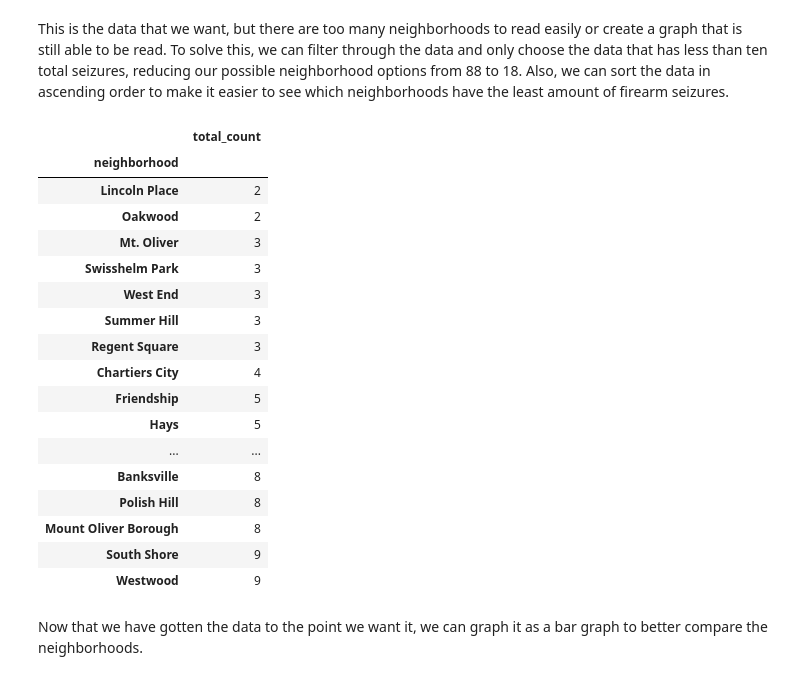
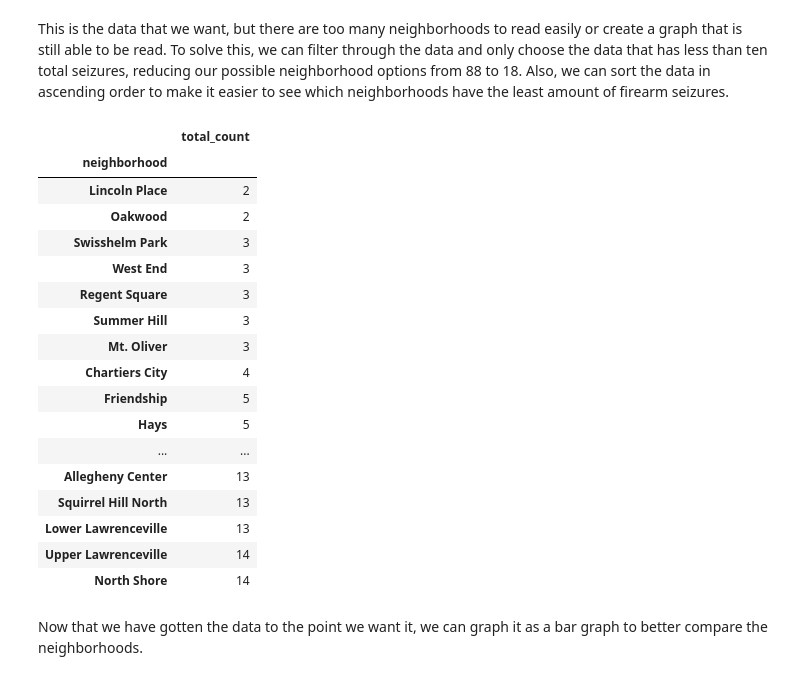
Before and after one commit to Carson606/Final-Project, a Jupyter notebook: Firearm Seizures Analysis - Carson White.ipynb, the cells around one changed output. Cells and saved outputs as stored; diff of their text form; code cells hidden in the pictures.

```diff
--- a/Firearm Seizures Analysis - Carson White.ipynb
+++ b/Firearm Seizures Analysis - Carson White.ipynb
@@ -46,33 +46,33 @@ This is the data that we want, but there are too many neighborhoods to read easi
 # %%
 def filter_less_than(x,threshold):
     y=x.iloc[0,0] # current row quantity value
     if  y<threshold: #if less than 10, keep line, otherwise ignore
         return True
     else:
         return False
-only_low=gun_sum.groupby(gun_sum.index).filter(filter_less_than,threshold=10) #filters to only low count neighborhoods
+only_low=gun_sum.groupby(gun_sum.index).filter(filter_less_than,threshold=15) #filters to only low count neighborhoods
 only_low.sort_values(by=['total_count'], inplace=True) #sorts table in ascending order based on total count
 sorted_results=only_low[['total_count']] #only displays neighborhood and total count
 sorted_results
 # %% [output]
 |  | total_count |
 | neighborhood |  |
 | Lincoln Place | 2 |
 | Oakwood | 2 |
-| Mt. Oliver | 3 |
 | Swisshelm Park | 3 |
 | West End | 3 |
+| Regent Square | 3 |
 | Summer Hill | 3 |
-| Regent Square | 3 |
+| Mt. Oliver | 3 |
 | Chartiers City | 4 |
 | Friendship | 5 |
 | Hays | 5 |
 | ... | ... |
-| Banksville | 8 |
-| Polish Hill | 8 |
-| Mount Oliver Borough | 8 |
-| South Shore | 9 |
-| Westwood | 9 |
+| Allegheny Center | 13 |
+| Squirrel Hill North | 13 |
+| Lower Lawrenceville | 13 |
+| Upper Lawrenceville | 14 |
+| North Shore | 14 |
 # %% [markdown]
 Now that we have gotten the data to the point we want it, we can graph it as a bar graph to better compare the neighborhoods.
 # %%
```
Also changed, not shown: parts of 1 cell of this notebook, 2 other files.
